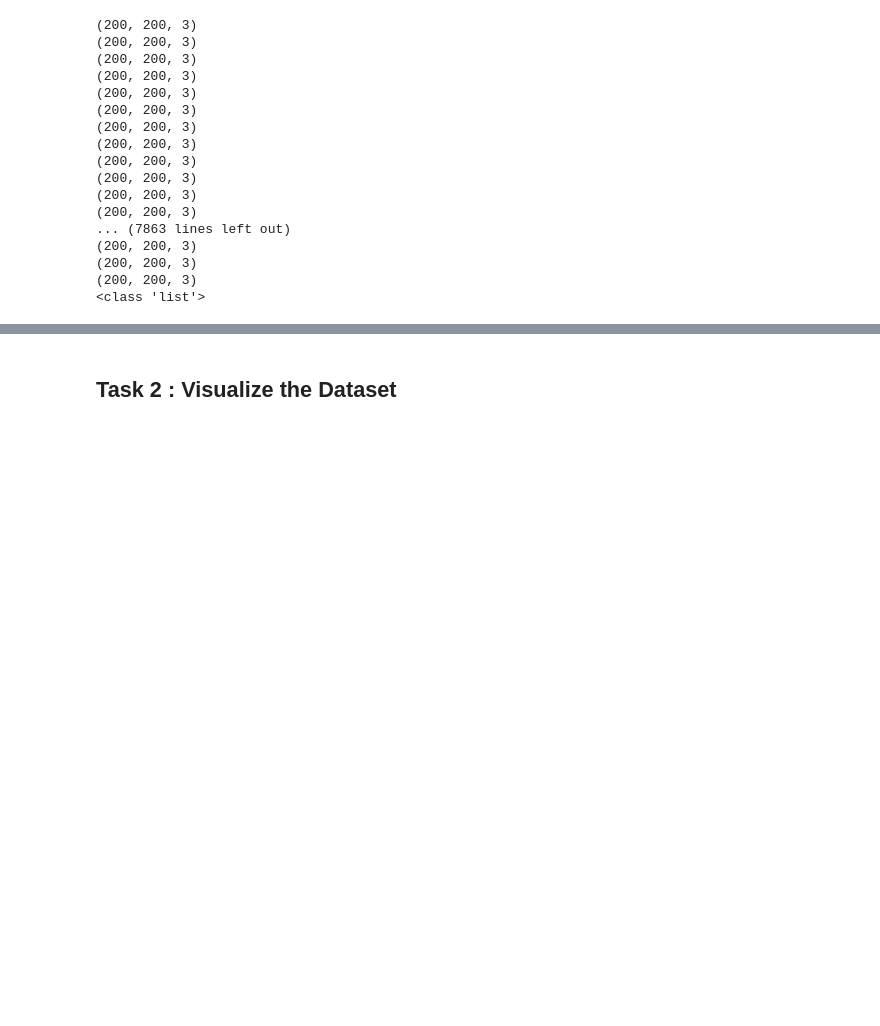
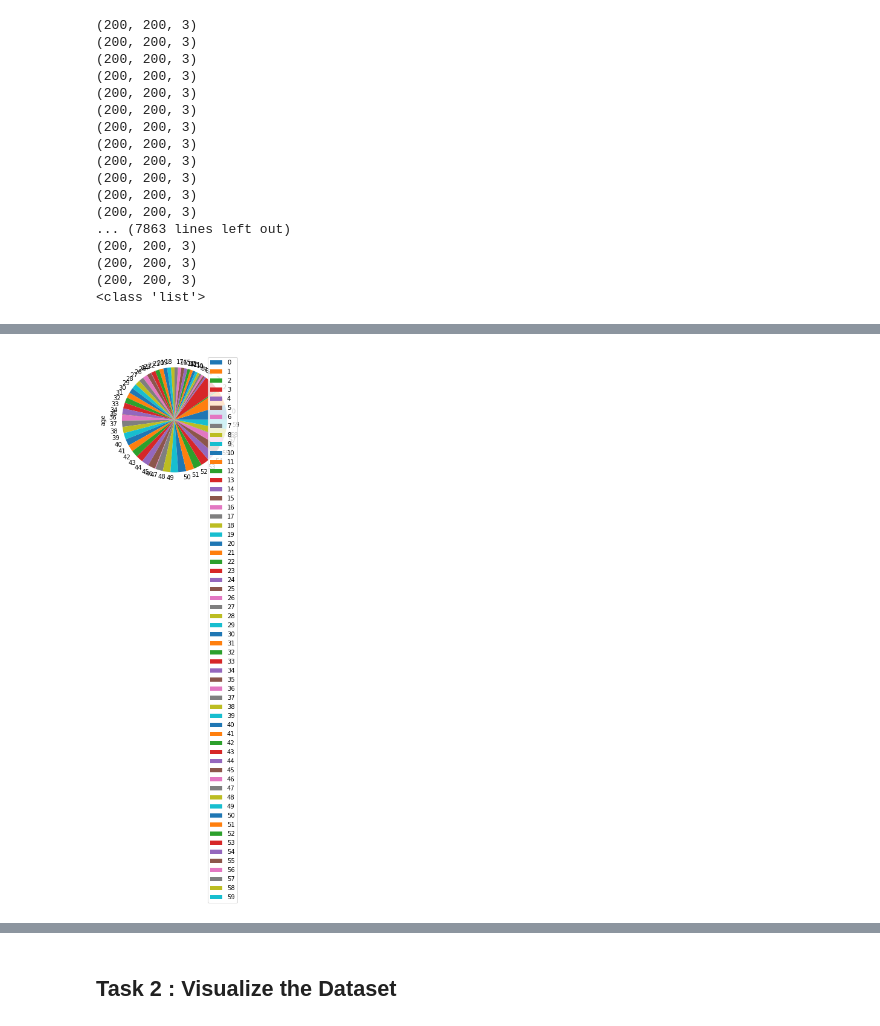
Before and after one commit to kiubb02/CVProject, a Jupyter notebook: main.ipynb, the cells around one changed output, grey strips where cells are left out. Saved outputs shown, nothing was run; the diff lists cells and outputs as text; code cells hidden in the pictures; blank space fills up the shorter version.

```diff
--- a/main.ipynb
+++ b/main.ipynb
@@ -114,0 +193,6 @@ age_dict = {}
+# %%
+# age data
+age_df.plot(x="count", y="age", kind='pie')
+plt.show()
+# %% [output]
+[figure, added]
```
Also changed, not shown: parts of 44 cells of this notebook.
